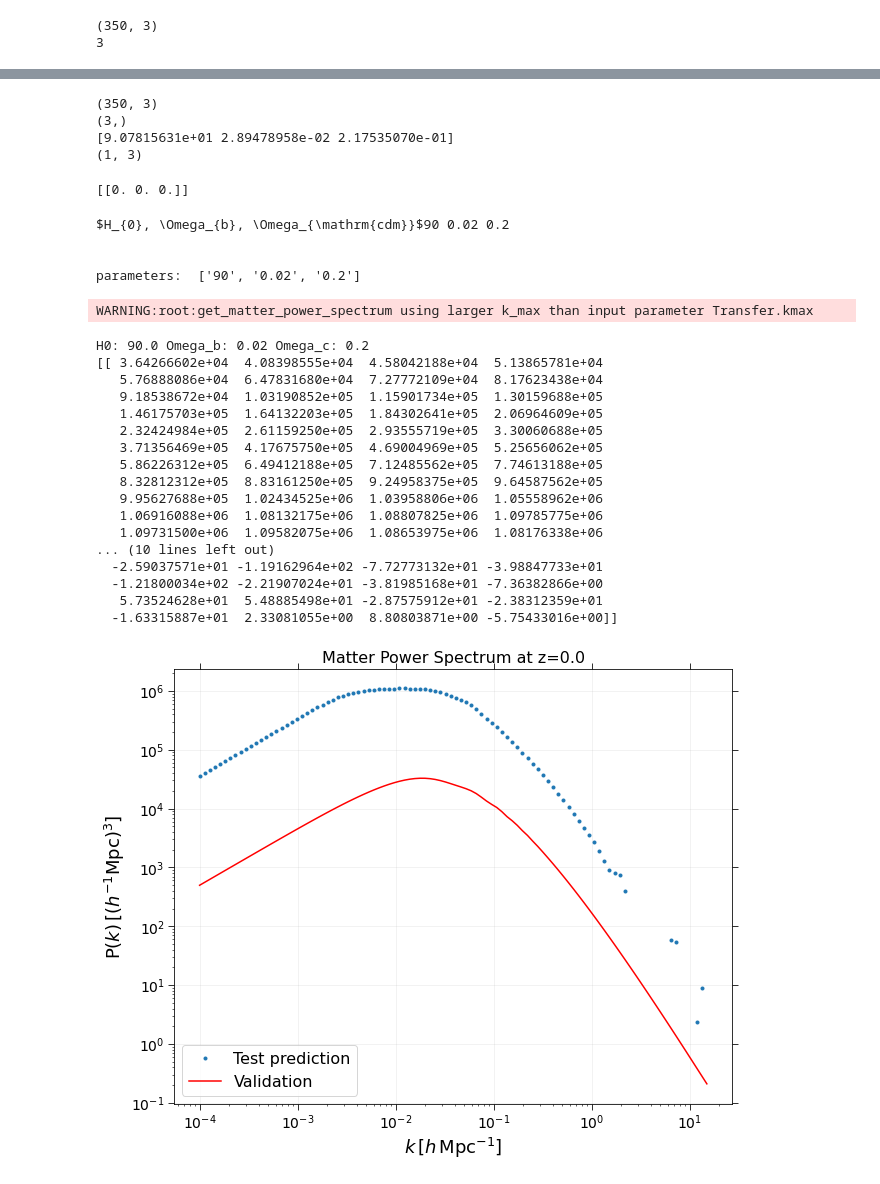
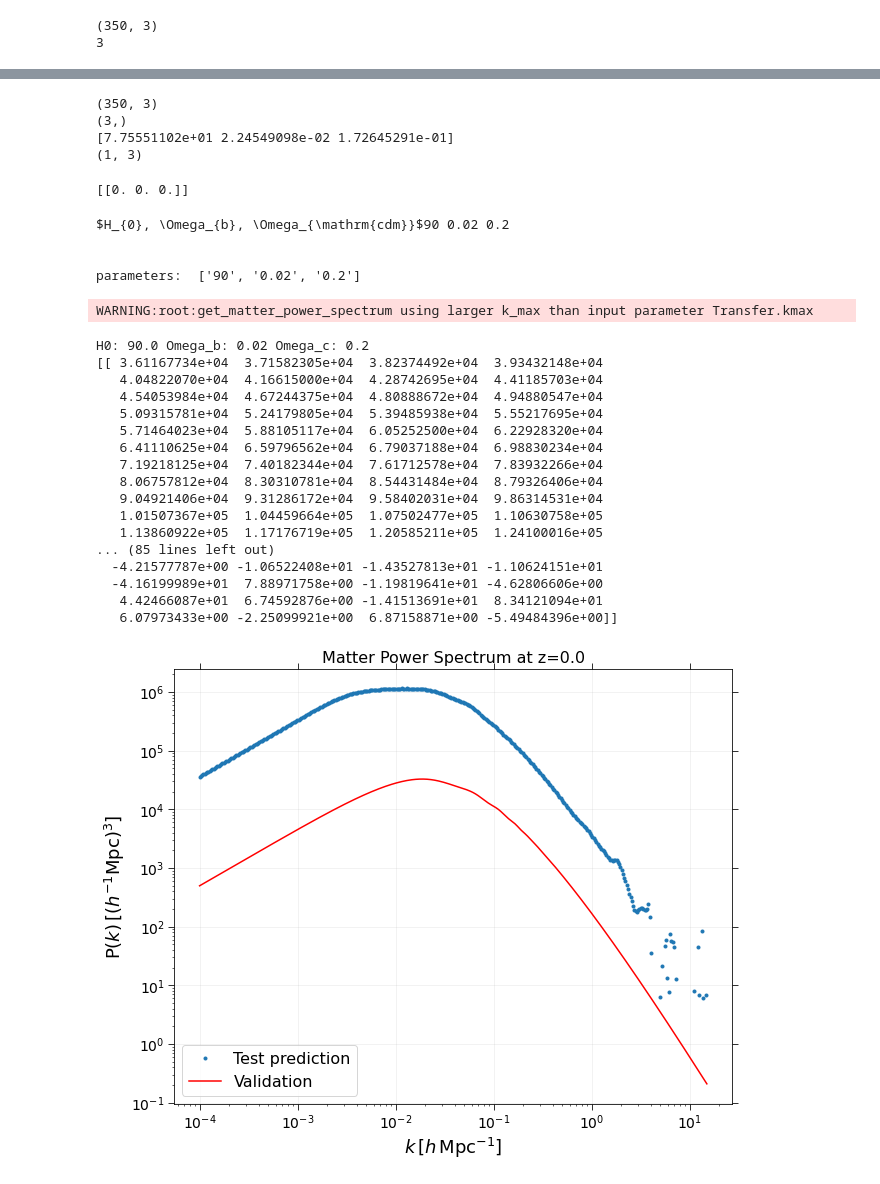
Before and after one commit to MSN64/Cosmo_Internship, a Jupyter notebook: EMULATOR_Internship_Main_3dim.ipynb, the cells around one changed output, grey strips where cells are left out. Saved outputs shown, nothing was run; the diff lists cells and outputs as text; code cells hidden in the pictures.

```diff
--- a/EMULATOR_Internship_Main_3dim.ipynb
+++ b/EMULATOR_Internship_Main_3dim.ipynb
@@ -89,7 +89,7 @@ def camb_cosmo(i):
     # Linear spectra
     pars.NonLinear = model.NonLinear_none
     results = camb.get_results(pars)
-    camb_kh, z, camb_pk = results.get_matter_power_spectrum(minkh=1e-4, maxkh=15, npoints=100)
+    camb_kh, z, camb_pk = results.get_matter_power_spectrum(minkh=1e-4, maxkh=15, npoints=400)
     s8 = np.array(results.get_sigma8())
     # s8 is the amplitude of matter fluctuations, i.e. in term of the average r.m.s fluctuation in a sphere of 8h^{−1}Mpc
 
@@ -397,7 +400,7 @@ tf_model.add(Dense(units=32, kernel_initializer='normal', activation='relu'))
 
 # The output neuron is a single fully connected node
 # Since we will be predicting a single number
-tf_model.add(Dense(100, kernel_initializer='normal'))
+tf_model.add(Dense(400, kernel_initializer='normal'))
 
 # Compiling the model
 tf_model.compile(loss='mean_squared_error', optimizer='adam')
@@ -456,10 +459,5 @@ a = tf_model.predict(a)
 # %% [output]
 (350, 3)
 (3,)
-[9.07815631e+01 2.89478958e-02 2.17535070e-01]
+[7.75551102e+01 2.24549098e-02 1.72645291e-01]
 (1, 3)
-# %%
-cosmo_arr = np.zeros((1,3))
-print(cosmo_arr)
-# %% [output]
-[[0. 0. 0.]]
@@ -499,3 +464,8 @@ print(cosmo_arr)
+# %%
+cosmo_arr = np.zeros((1,3))
+print(cosmo_arr)
+# %% [output]
+[[0. 0. 0.]]
 # %%
 #Define func:
 
@@ -529,7 +499,7 @@ def calc_cosmo():
         # Linear spectra
         pars.NonLinear = model.NonLinear_none
         results = camb.get_results(pars)
-        camb_kh, z, camb_pk = results.get_matter_power_spectrum(minkh=1e-4, maxkh=15, npoints=100)
+        camb_kh, z, camb_pk = results.get_matter_power_spectrum(minkh=1e-4, maxkh=15, npoints=400)
         s8 = np.array(results.get_sigma8())
 
 
@@ -555,47 +525,47 @@ def calc_cosmo():
 
     print('H0:', cosmo_arr[0][0], 'Omega_b:', cosmo_arr[0][1], 'Omega_c:', cosmo_arr[0][2])
     print(pred_pk)
 
     plt.figure(figsize = (10,8))
     plt.loglog(generate_camb_ps[0], pred_pk[0], "C0.")                   # blue line: prediction
     #plt.loglog(X_test, y_test, "C1d")
     plt.loglog(generate_camb_ps[0], generate_camb_ps[1], 'r')            # : P.S computed by CAMB (original)
     plt.title('Matter Power Spectrum at z=0.0')
     plt.rc('axes', labelsize=18)
     plt.rc('axes', titlesize=16)
     plt.rcParams['xtick.labelsize']=14
     plt.rcParams['ytick.labelsize']=14
     plt.xlabel(r'$k\,[h\,\mathrm{Mpc}^{-1}]$')
     plt.ylabel(r'$\mathrm{P}(k)\, [(h^{-1}\mathrm{Mpc})^{3}]$')
     plt.legend(['Test prediction','Validation', 'Training'], loc='lower left', fontsize=16);
     plt.grid(alpha=0.2)
     plt.tick_params(top=True,right=True, length=6)
     plt.show()
 
 
 
 Generate = calc_cosmo()
 # %% [output]
 $H_{0}, \Omega_{b}, \Omega_{\mathrm{cdm}}$90 0.02 0.2
 
 
 parameters:  ['90', '0.02', '0.2']
 WARNING:root:get_matter_power_spectrum using larger k_max than input parameter Transfer.kmax
 H0: 90.0 Omega_b: 0.02 Omega_c: 0.2
-[[ 3.64266602e+04  4.08398555e+04  4.58042188e+04  5.13865781e+04
-   5.76888086e+04  6.47831680e+04  7.27772109e+04  8.17623438e+04
-   9.18538672e+04  1.03190852e+05  1.15901734e+05  1.30159688e+05
-   1.46175703e+05  1.64132203e+05  1.84302641e+05  2.06964609e+05
-   2.32424984e+05  2.61159250e+05  2.93555719e+05  3.30060688e+05
-   3.71356469e+05  4.17675750e+05  4.69004969e+05  5.25656062e+05
-   5.86226312e+05  6.49412188e+05  7.12485562e+05  7.74613188e+05
-   8.32812312e+05  8.83161250e+05  9.24958375e+05  9.64587562e+05
-   9.95627688e+05  1.02434525e+06  1.03958806e+06  1.05558962e+06
-   1.06916088e+06  1.08132175e+06  1.08807825e+06  1.09785775e+06
-   1.09731500e+06  1.09582075e+06  1.08653975e+06  1.08176338e+06
-... (10 lines left out)
-  -2.59037571e+01 -1.19162964e+02 -7.72773132e+01 -3.98847733e+01
-  -1.21800034e+02 -2.21907024e+01 -3.81985168e+01 -7.36382866e+00
-   5.73524628e+01  5.48885498e+01 -2.87575912e+01 -2.38312359e+01
-  -1.63315887e+01  2.33081055e+00  8.80803871e+00 -5.75433016e+00]]
+[[ 3.61167734e+04  3.71582305e+04  3.82374492e+04  3.93432148e+04
+   4.04822070e+04  4.16615000e+04  4.28742695e+04  4.41185703e+04
+   4.54053984e+04  4.67244375e+04  4.80888672e+04  4.94880547e+04
+   5.09315781e+04  5.24179805e+04  5.39485938e+04  5.55217695e+04
+   5.71464023e+04  5.88105117e+04  6.05252500e+04  6.22928320e+04
+   6.41110625e+04  6.59796562e+04  6.79037188e+04  6.98830234e+04
+   7.19218125e+04  7.40182344e+04  7.61712578e+04  7.83932266e+04
+   8.06757812e+04  8.30310781e+04  8.54431484e+04  8.79326406e+04
+   9.04921406e+04  9.31286172e+04  9.58402031e+04  9.86314531e+04
+   1.01507367e+05  1.04459664e+05  1.07502477e+05  1.10630758e+05
+   1.13860922e+05  1.17176719e+05  1.20585211e+05  1.24100016e+05
+... (85 lines left out)
+  -4.21577787e+00 -1.06522408e+01 -1.43527813e+01 -1.10624151e+01
+  -4.16199989e+01  7.88971758e+00 -1.19819641e+01 -4.62806606e+00
+   4.42466087e+01  6.74592876e+00 -1.41513691e+01  8.34121094e+01
+   6.07973433e+00 -2.25099921e+00  6.87158871e+00 -5.49484396e+00]]
-[figure, old version]
+[figure, new version]
```
Also changed, not shown: parts of 10 cells of this notebook.
